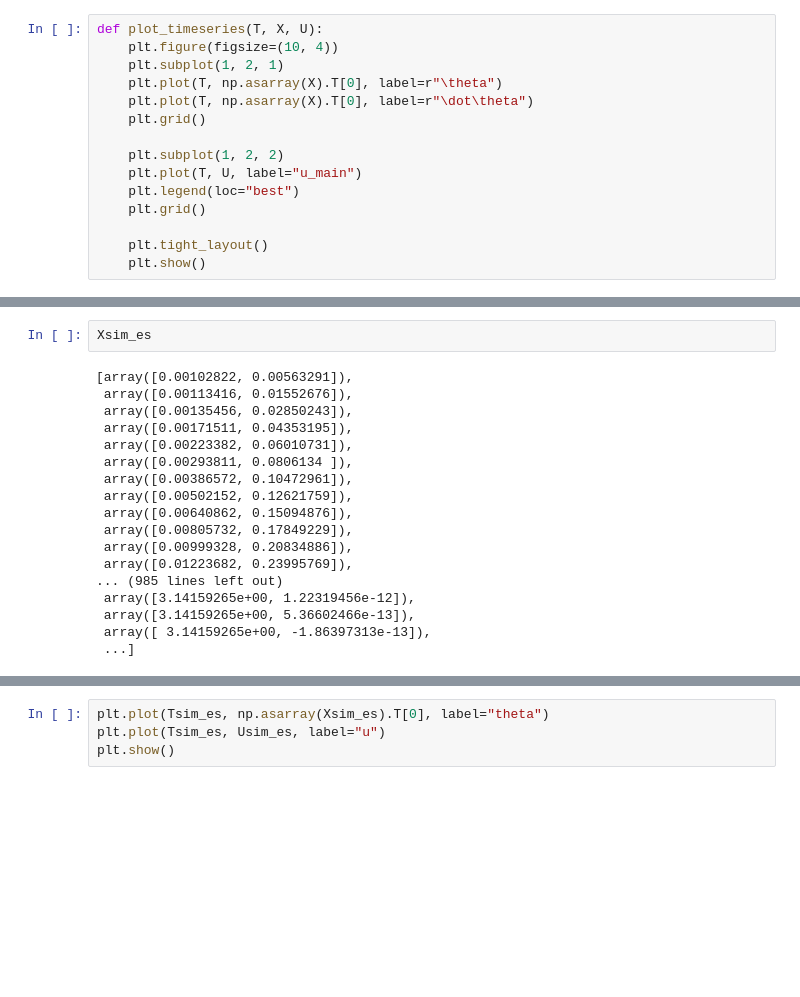
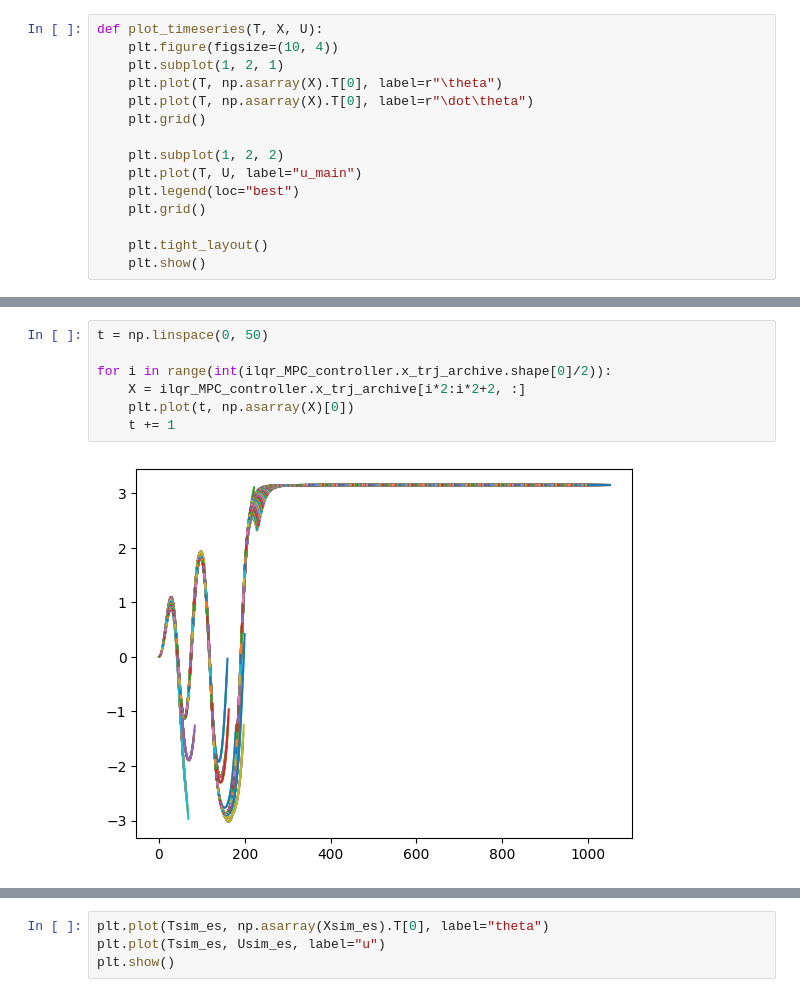
Before and after one commit to air-course/tutorial11, a Jupyter notebook: teacher-pt2-new.ipynb, the cells around one changed output, grey strips where cells are left out. Drawn from its saved outputs; the diff is of its cells as text; blank space fills up the shorter version.

```diff
--- a/teacher-pt2-new.ipynb
+++ b/teacher-pt2-new.ipynb
@@ -1062,20 +1064,9 @@ plot_timeseries(Tsim_es, np.array(Xsim_es), Usim_es)
-# %%
-Xsim_es
-# %% [output]
-[array([0.00102822, 0.00563291]),
- array([0.00113416, 0.01552676]),
- array([0.00135456, 0.02850243]),
- array([0.00171511, 0.04353195]),
- array([0.00223382, 0.06010731]),
- array([0.00293811, 0.0806134 ]),
- array([0.00386572, 0.10472961]),
- array([0.00502152, 0.12621759]),
- array([0.00640862, 0.15094876]),
- array([0.00805732, 0.17849229]),
- array([0.00999328, 0.20834886]),
- array([0.01223682, 0.23995769]),
-... (985 lines left out)
- array([3.14159265e+00, 1.22319456e-12]),
- array([3.14159265e+00, 5.36602466e-13]),
- array([ 3.14159265e+00, -1.86397313e-13]),
- ...]
+# %%
+t = np.linspace(0, 50)
+
+for i in range(int(ilqr_MPC_controller.x_trj_archive.shape[0]/2)):
+    X = ilqr_MPC_controller.x_trj_archive[i*2:i*2+2, :]
+    plt.plot(t, np.asarray(X)[0])
+    t += 1
+# %% [output]
+[figure, added]
```
Also changed, not shown: parts of 14 cells of this notebook.
